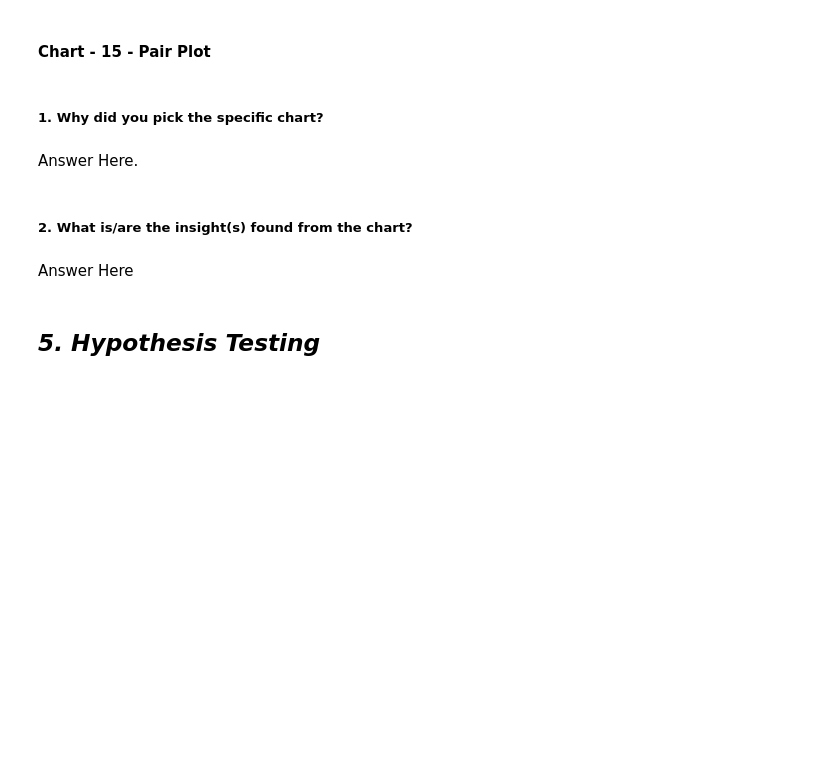
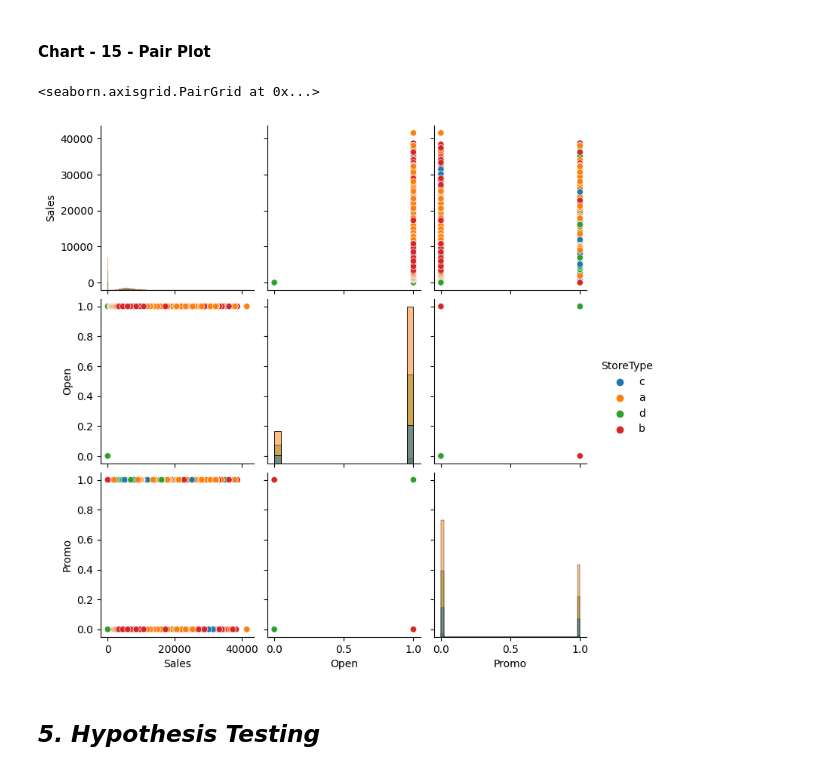
Before and after one commit to pyhtonman0101/Rossmann-Sales-Prediction-, a Jupyter notebook: Rossmann_Sales_Prediction_Capstone_Project.ipynb, the cells around one changed output. Saved outputs shown, nothing was run; the diff lists cells and outputs as text; code cells hidden in the pictures; blank space fills up the shorter version.

```diff
--- a/Rossmann_Sales_Prediction_Capstone_Project.ipynb
+++ b/Rossmann_Sales_Prediction_Capstone_Project.ipynb
@@ -704,16 +704,11 @@ sns.heatmap(corr_df.corr(), annot=True, cmap = 'Blues')
 #### Chart - 15 - Pair Plot
 # %%
 # # Pair Plot visualization code
-# pairplot_var = df.loc[:, ['Sales', 'Open','Promo', 'StoreType']]
-# sns.pairplot(pairplot_var, diag_kind="hist", hue = 'StoreType')
+pairplot_var = df.loc[:, ['Sales', 'Open','Promo', 'StoreType']]
+sns.pairplot(pairplot_var, diag_kind="hist", hue = 'StoreType')
+# %% [output]
+<seaborn.axisgrid.PairGrid at 0x...>
+[figure, added]
-# %% [markdown]
-##### 1. Why did you pick the specific chart?
-# %% [markdown]
-Answer Here.
-# %% [markdown]
-##### 2. What is/are the insight(s) found from the chart?
-# %% [markdown]
-Answer Here
 # %% [markdown]
 ## ***5. Hypothesis Testing***
 # %% [markdown]
```
Also changed, not shown: parts of 8 cells of this notebook.
